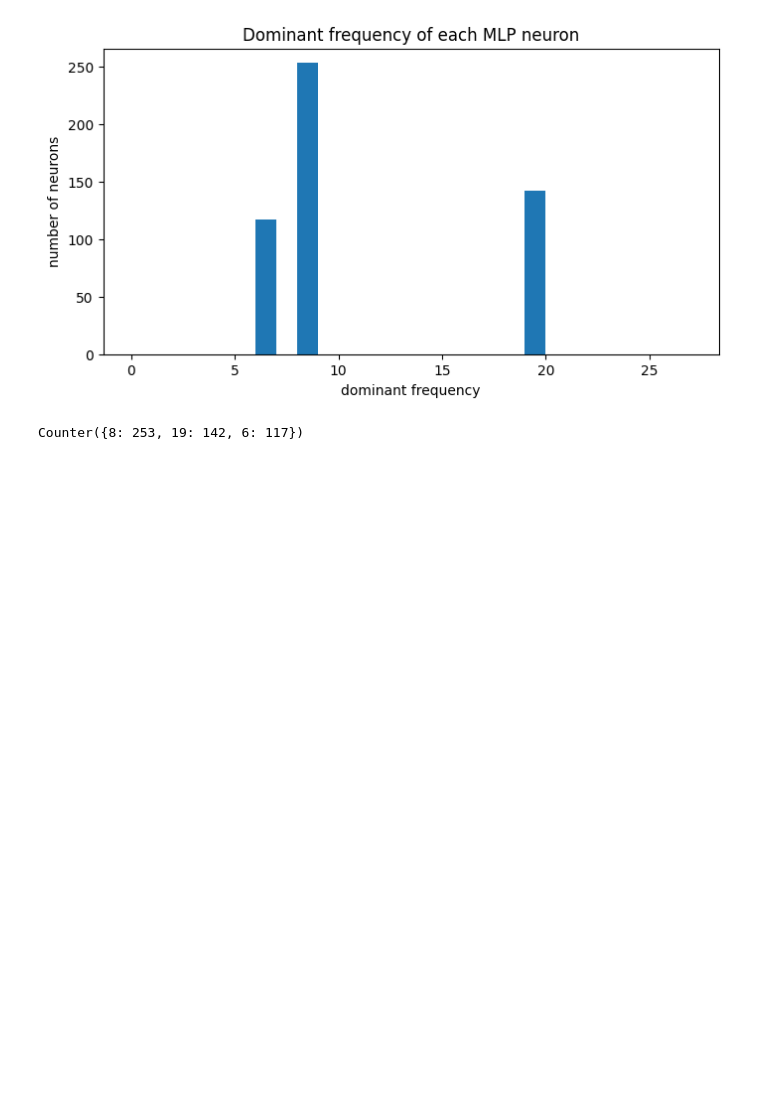
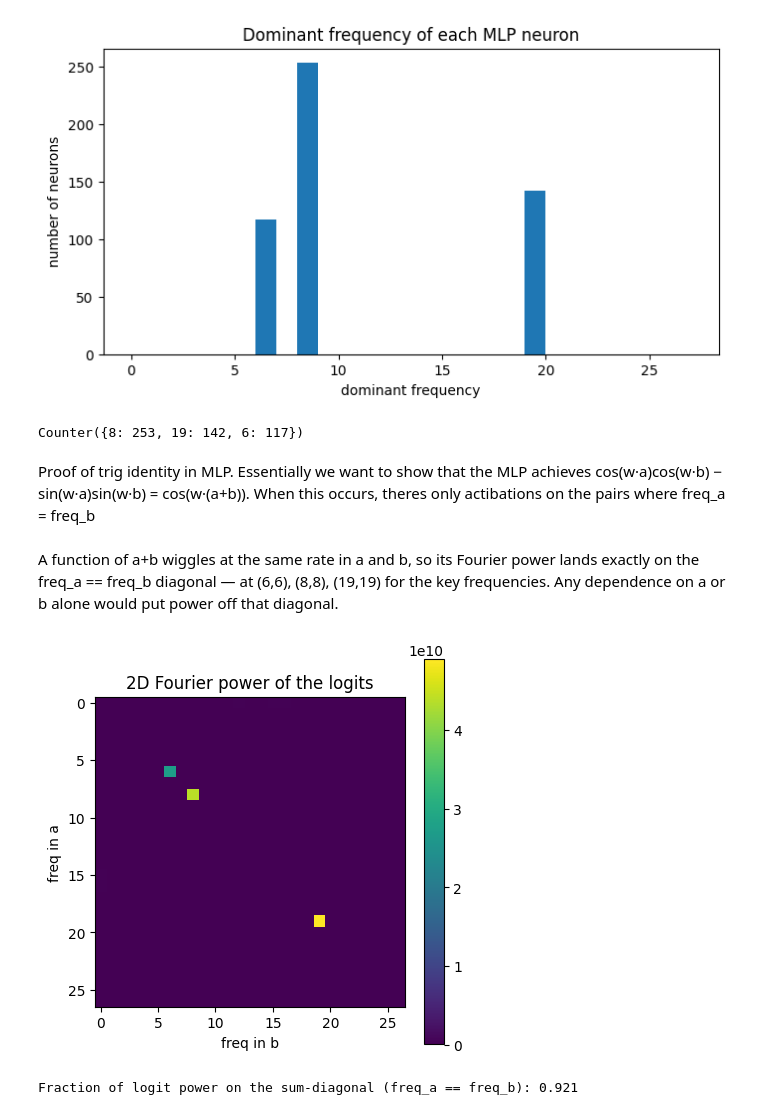
Before and after one commit to martinthuriaux/Grokking-Universality, a Jupyter notebook: 00_reproduce.ipynb, the cells around one changed output. Drawn from its saved outputs; the diff is of its cells as text; code cells hidden in the pictures; blank space fills up the shorter version.

```diff
--- a/00_reproduce.ipynb
+++ b/00_reproduce.ipynb
@@ -307,3 +309,32 @@ print(collections.Counter(dominant_freq.cpu().tolist()))
 # %% [output]
 [figure]
 Counter({8: 253, 19: 142, 6: 117})
+# %% [markdown]
+Proof of trig identity in MLP. Essentially we want to show that the MLP achieves cos(w·a)cos(w·b) − sin(w·a)sin(w·b) = cos(w·(a+b)). When this occurs, theres only actibations on the pairs where freq_a = freq_b
+# %%
+with torch.no_grad():
+    logits_all = model(all_x)          # [p*p, n_ctx, d_vocab]
+logits_last = logits_all[:, -1, :]     # [p*p, d_vocab] -- scores at the "=" position
+# %% [markdown]
+A function of a+b wiggles at the same rate in a and b, so its Fourier power lands exactly on the freq_a == freq_b diagonal — at (6,6), (8,8), (19,19) for the key frequencies. Any dependence on a or b alone would put power off that diagonal.
+# %%
+# reshape logits into a grid over (a, b), then 2D-FFT
+logits_grid = logits_last.reshape(p, p, -1)                       # [p, p, d_vocab]
+logits_grid = logits_grid - logits_grid.mean(dim=(0,1), keepdim=True)
+fft_logits = torch.fft.fft2(logits_grid, dim=(0,1))              # [p, p, d_vocab]
+power = (fft_logits.abs()**2).sum(dim=-1)                        # [p, p] over (freq_a, freq_b)
+
+half = p // 2 + 1
+plt.figure(figsize=(5,5))
+plt.imshow(power[:half, :half].cpu().detach(), cmap="viridis")
+plt.xlabel("freq in b"); plt.ylabel("freq in a")
+plt.title("2D Fourier power of the logits")
+plt.colorbar(); plt.show()
+
+# the quantitative result: fraction of power on the freq_a == freq_b diagonal
+diag = torch.diagonal(power)                     # power[k, k] for all k
+frac_on_diagonal = (diag.sum() / power.sum()).item()
+print(f"Fraction of logit power on the sum-diagonal (freq_a == freq_b): {frac_on_diagonal:.3f}")
+# %% [output]
+[figure, added]
+Fraction of logit power on the sum-diagonal (freq_a == freq_b): 0.921
```
Also changed, not shown: parts of 15 cells of this notebook.
